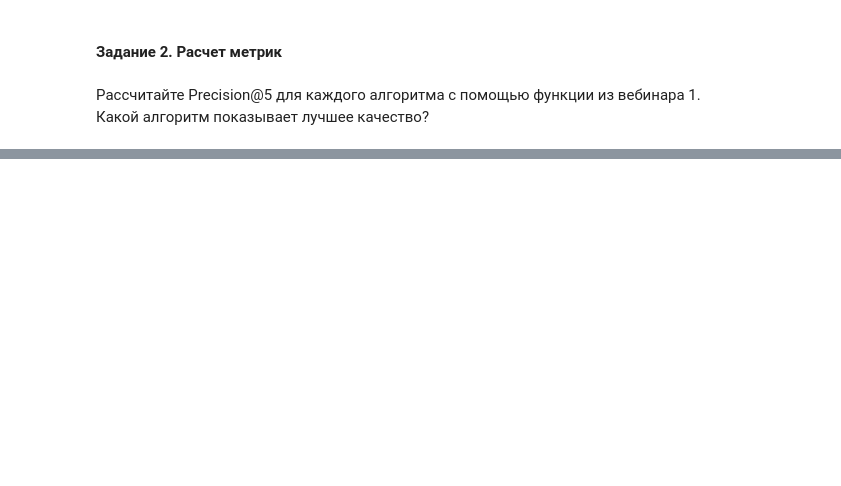
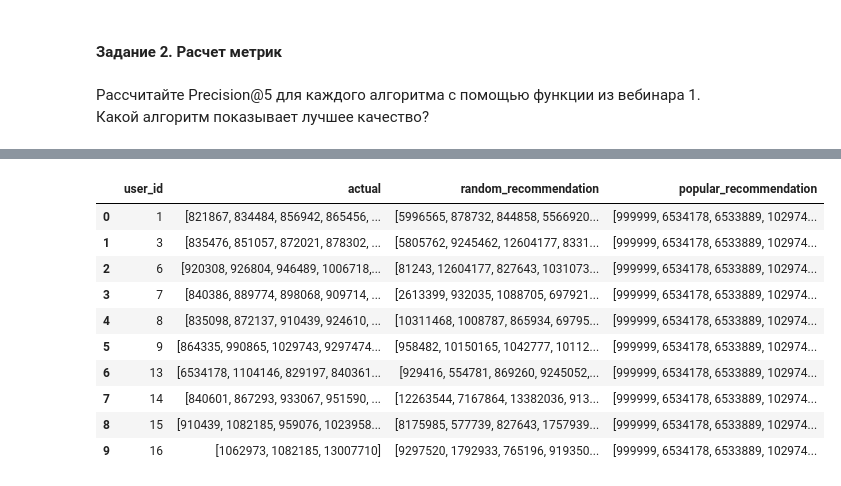
Before and after one commit to superbe/recommender_systems, a Jupyter notebook: Lesson 2.ipynb, the cells around one changed output, grey strips where cells are left out. Saved outputs shown, nothing was run; the diff lists cells and outputs as text; code cells hidden in the pictures; blank space fills up the shorter version.

```diff
--- a/Lesson 2.ipynb
+++ b/Lesson 2.ipynb
@@ -130,0 +191,18 @@ Wall time: 1min 1s
+# %%
+def popularity_recommendation(data, n=5):
+    """Топ-n популярных товаров"""
+
+    popular = data.groupby('item_id')['sales_value'].sum().reset_index()
+    popular.sort_values('sales_value', ascending=False, inplace=True)
+
+    recs = popular.head(n).item_id
+
+    return recs.tolist()
+# %%
+%%time
+
+# Можно так делать, так как рекомендация не зависит от юзера
+popular_recs = popularity_recommendation(data_train, n=5)
+
+result['popular_recommendation'] = result['user_id'].apply(lambda x: popular_recs)
+result.head(2)
@@ -130,0 +214,14 @@ Wall time: 1min 1s
+# %%
+result.head(10)
+# %% [output]
+|  | user_id | actual | random_recommendation | popular_recommendation |
+| 0 | 1 | [821867, 834484, 856942, 865456, ... | [5996565, 878732, 844858, 5566920... | [999999, 6534178, 6533889, 102974... |
+| 1 | 3 | [835476, 851057, 872021, 878302, ... | [5805762, 9245462, 12604177, 8331... | [999999, 6534178, 6533889, 102974... |
+| 2 | 6 | [920308, 926804, 946489, 1006718,... | [81243, 12604177, 827643, 1031073... | [999999, 6534178, 6533889, 102974... |
+| 3 | 7 | [840386, 889774, 898068, 909714, ... | [2613399, 932035, 1088705, 697921... | [999999, 6534178, 6533889, 102974... |
+| 4 | 8 | [835098, 872137, 910439, 924610, ... | [10311468, 1008787, 865934, 69795... | [999999, 6534178, 6533889, 102974... |
+| 5 | 9 | [864335, 990865, 1029743, 9297474... | [958482, 10150165, 1042777, 10112... | [999999, 6534178, 6533889, 102974... |
+| 6 | 13 | [6534178, 1104146, 829197, 840361... | [929416, 554781, 869260, 9245052,... | [999999, 6534178, 6533889, 102974... |
+| 7 | 14 | [840601, 867293, 933067, 951590, ... | [12263544, 7167864, 13382036, 913... | [999999, 6534178, 6533889, 102974... |
+| 8 | 15 | [910439, 1082185, 959076, 1023958... | [8175985, 577739, 827643, 1757939... | [999999, 6534178, 6533889, 102974... |
+| 9 | 16 | [1062973, 1082185, 13007710] | [9297520, 1792933, 765196, 919350... | [999999, 6534178, 6533889, 102974... |
```
Also changed, not shown: parts of 34 cells of this notebook, 1 other file.
